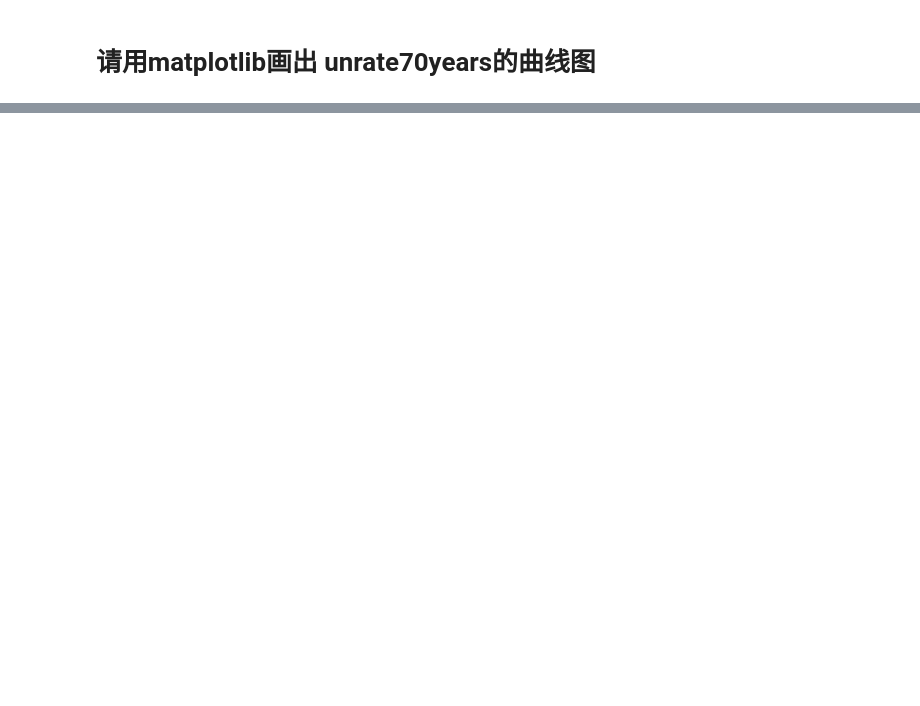
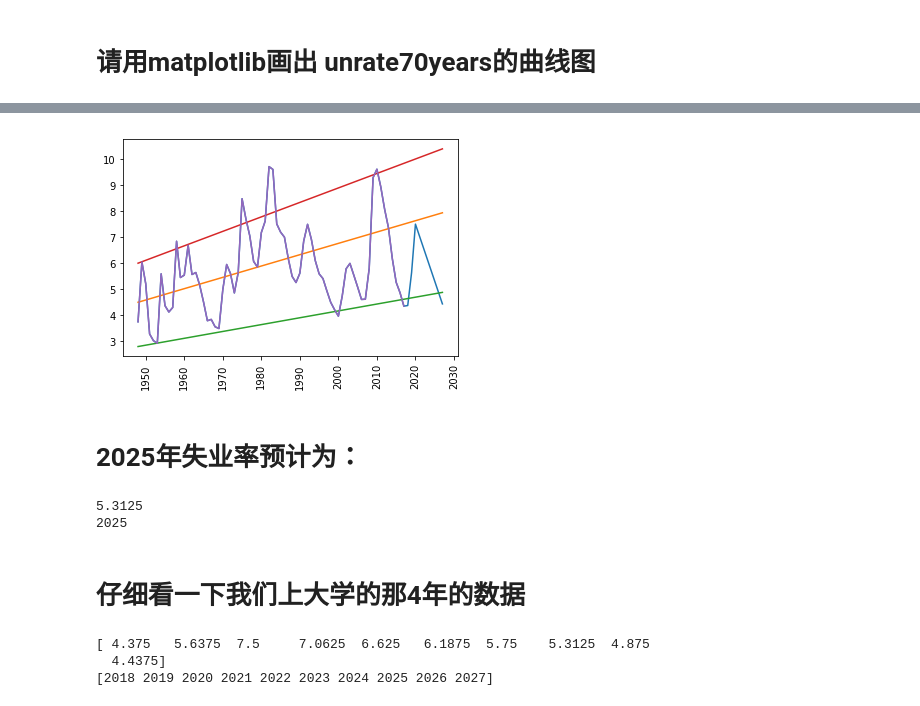
Before and after one commit to MXPL18/mpl18, a Jupyter notebook: data/wk2025solution.ipynb, the cells around one changed output, grey strips where cells are left out. Cells and saved outputs as stored; diff of their text form; code cells hidden in the pictures; blank space fills up the shorter version.

```diff
--- a/data/wk2025solution.ipynb
+++ b/data/wk2025solution.ipynb
@@ -83,0 +113,28 @@ plt.show()
+# %%
+uy80years=ny.arange(1948,2028)
+ur80trend=(ny.arange(80)/23)+4.5
+ur80years=(ny.arange(80)/16)
+
+ur80yearslow=(ny.arange(80)/38)+2.8
+ur80yearshigh=(ny.arange(80)/18)+6
+
+ur80years[70:72]=ur80years[70:72]+ny.arange(2)*1.2
+ur80years[72:80]=ur80years[72:80]-ny.arange(8)*0.5+3
+
+
+print("NOW print trend after arange 80")
+print(ur80trend)
+
+
+uy70years=ny.array(uy70years)
+ur70years=ny.array(ur70years)
+
+ur80years[0:70]=ur70years
+
+print(uy70years)
+print(ur70years)
+
+print(uy80years)
+print(ur80years)
+
+print(ur80trend)
@@ -83,0 +168,32 @@ plt.show()
+# %%
+%matplotlib inline
+import matplotlib.pyplot as plt
+
+plt.plot(uy80years,ur80years)
+plt.plot(uy80years,ur80trend)
+plt.plot(uy80years,ur80yearslow)
+plt.plot(uy80years,ur80yearshigh)
+plt.plot(uy70years,ur70years)
+
+
+plt.xticks(rotation=90)
+plt.show()
+# %% [output]
+[figure, added]
+# %% [markdown]
+# 2025年失业率预计为：
+# %%
+print(ur80years[77])
+print(uy80years[77])
+# %% [output]
+5.3125
+2025
+# %% [markdown]
+# 仔细看一下我们上大学的那4年的数据
+# %%
+print(ur80years[70:80])
+print(uy80years[70:80])
+# %% [output]
+[ 4.375   5.6375  7.5     7.0625  6.625   6.1875  5.75    5.3125  4.875
+  4.4375]
+[2018 2019 2020 2021 2022 2023 2024 2025 2026 2027]
```
Also changed, not shown: parts of 11 cells of this notebook.
